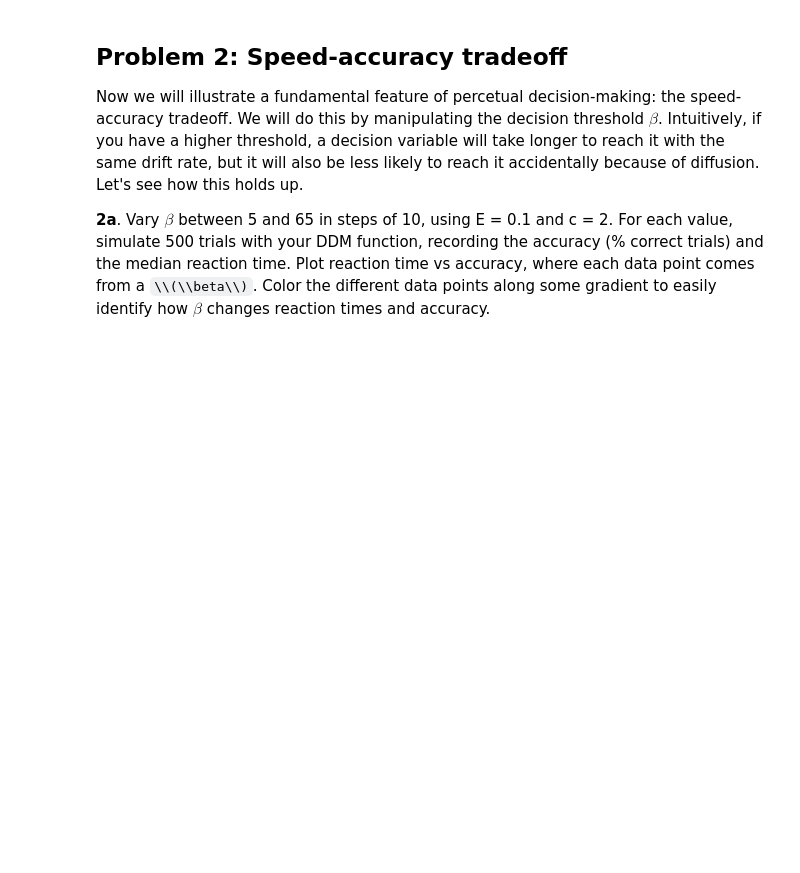
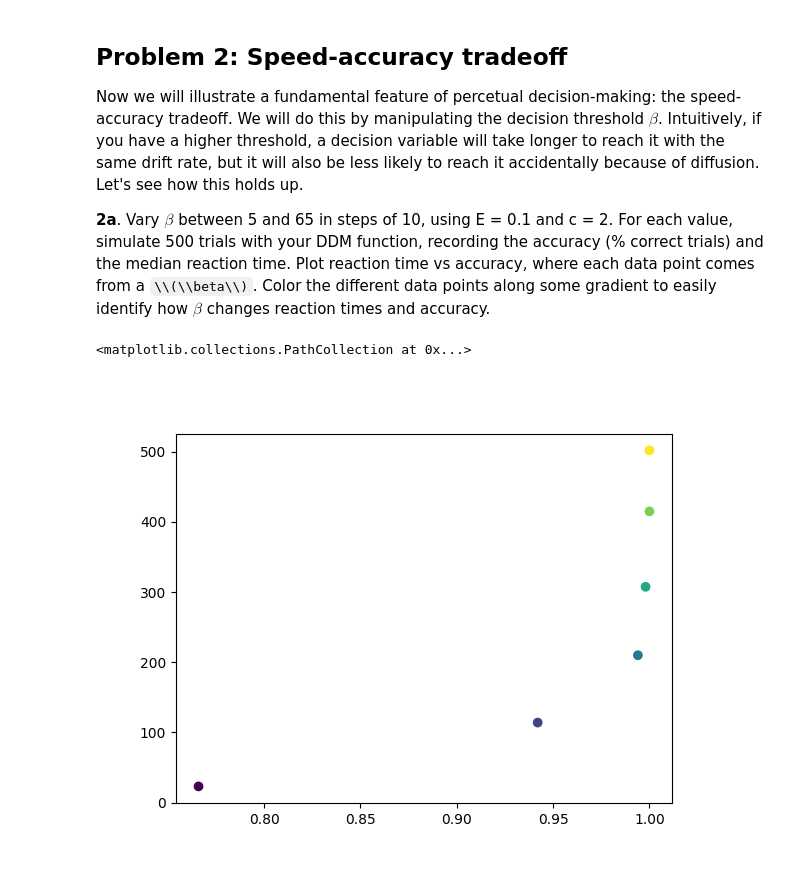
Before and after one commit to dbasrai/nuin443, a Jupyter notebook: problemSets/NUIN443_ps4_DDMs-diya.ipynb, the cells around one changed output. Cells and saved outputs as stored; diff of their text form; code cells hidden in the pictures; some formulas as TeX source; blank space fills up the shorter version.

```diff
--- a/problemSets/NUIN443_ps4_DDMs-diya.ipynb
+++ b/problemSets/NUIN443_ps4_DDMs-diya.ipynb
@@ -106,3 +105,23 @@ Now we will illustrate a fundamental feature of percetual decision-making: the s
 # %%
 # Speed - accuracy tradeoff via changing beta
 betas = np.arange(5,65,10)
+num_trials = 500
+b_acc = []
+median_rt = []
+for b in betas:
+    RTs = []
+    decisions = []
+    for trial in np.arange(num_trials):
+        x, max_trial, decision = DDM(E=0.1, beta=b, c=2)
+        RTs.append(max_trial)
+        decisions.append(decision)
+    decisions = np.array(decisions)
+    right_decs = np.count_nonzero(decisions==1)
+    b_acc.append(right_decs/num_trials)
+    median_rt.append(np.median(RTs))
+
+fig, ax = plt.subplots()
+ax.scatter(b_acc, median_rt, c=betas, cmap='viridis')
+# %% [output]
+<matplotlib.collections.PathCollection at 0x...>
+[figure, added]
```
Also changed, not shown: parts of 2 cells of this notebook, 1 other file.
